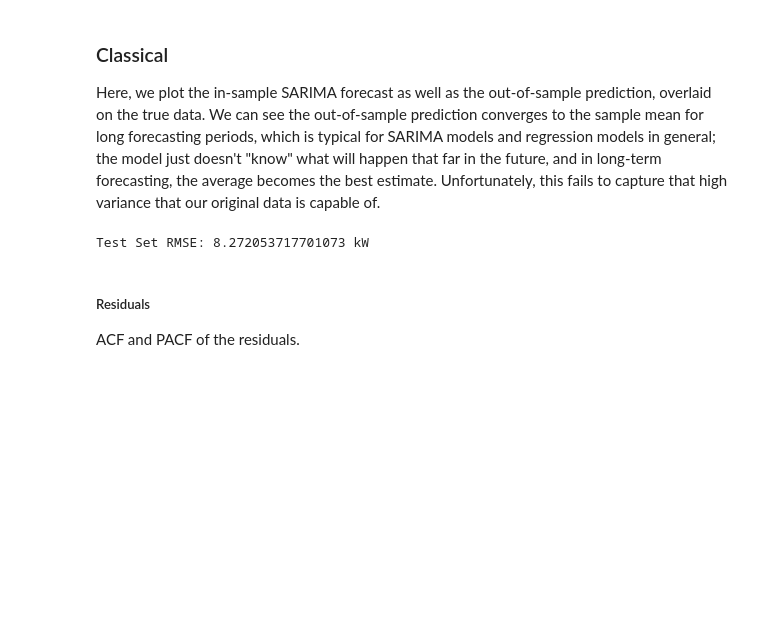
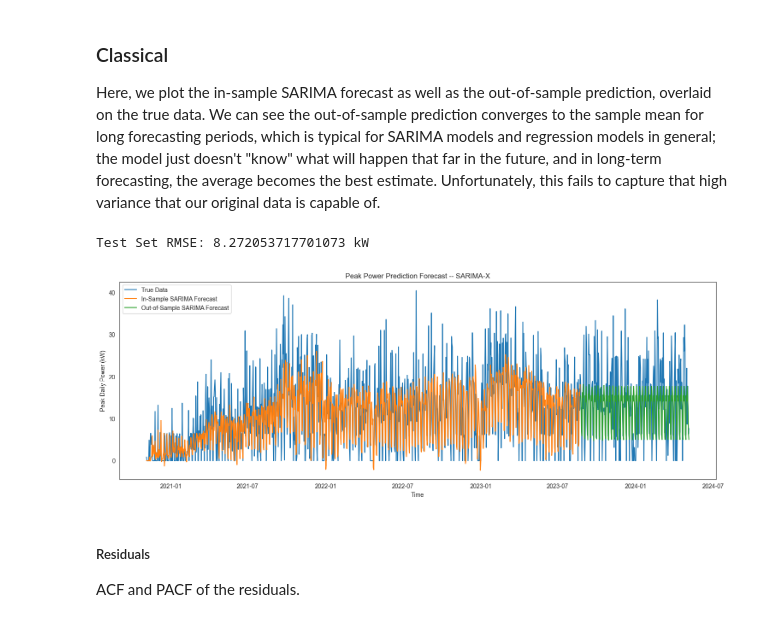
Before and after one commit to winston-edwin-chiong/power-prediction, a Jupyter notebook: notebooks/ARIMA-demand-forecast.ipynb, the cells around one changed output. Cells and saved outputs as stored; diff of their text form; code cells hidden in the pictures; blank space fills up the shorter version.

```diff
--- a/notebooks/ARIMA-demand-forecast.ipynb
+++ b/notebooks/ARIMA-demand-forecast.ipynb
@@ -348,6 +367,20 @@ fig.show()
 print('Test Set RMSE:', np.sqrt(np.mean((y_test["peak_power_kW"] - fitted_arima.predict(start = y_test.index[0] , end = y_test.index[len(y_test) - 1], exog = X_test))**2)), 'kW')
 # %% [output]
 Test Set RMSE: 8.272053717701073 kW
+# %%
+plt.figure(figsize=(18, 6))
+sns.lineplot(x=dailydemand.index, y=dailydemand["peak_power_kW"], label="True Data")
+sns.lineplot(x=fitted_arima.predict().index, y=fitted_arima.predict(), label="In-Sample SARIMA Forecast")
+sns.lineplot(x=fitted_arima.predict(start=y_test.index[0], end=y_test.index[len(y_test) - 1],
+                                    exog=X_test).index, y=fitted_arima.predict(start=y_test.index[0], end=y_test.index[len(y_test) - 1], exog=X_test),
+                                    label="Out-of-Sample SARIMA Forecast")
+plt.title("Peak Power Prediction Forecast -- SARIMA-X")
+plt.xlabel("Time")
+plt.ylabel("Peak Daily Power (kW)")
+plt.legend()
+plt.show()
+# %% [output]
+[figure, added]
 # %% [markdown]
 ##### Residuals
 
```
Also changed, not shown: parts of 7 cells of this notebook, 2 other files.
